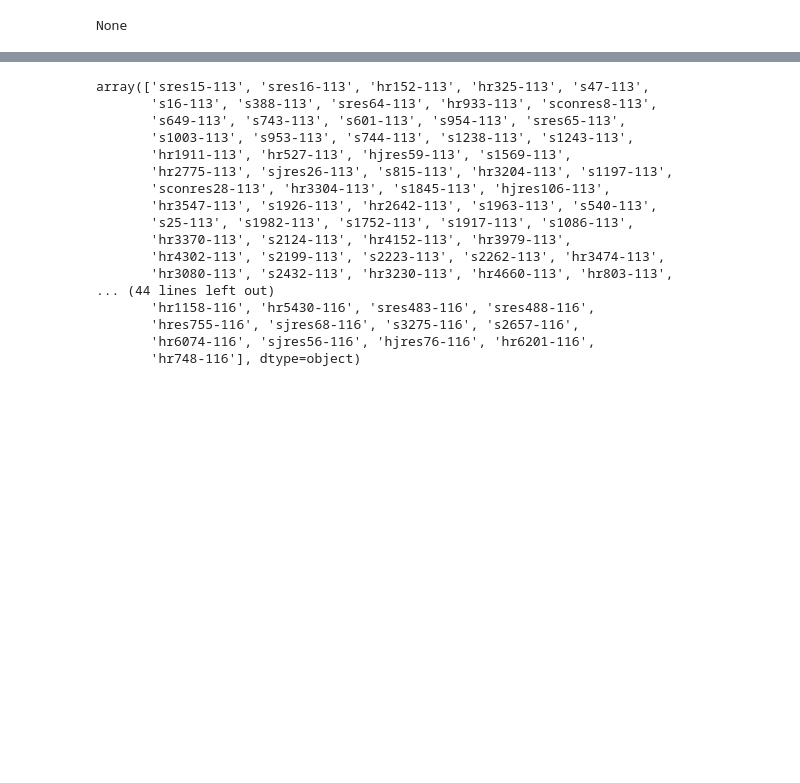
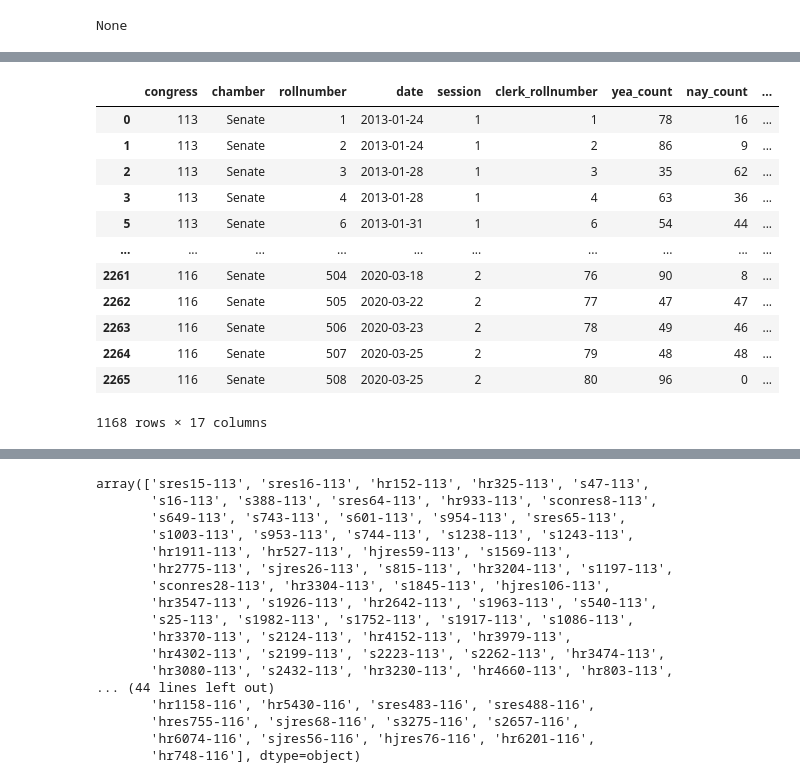
Before and after one commit to zapatos24/senator_nlp_vote_prediction, a Jupyter notebook: sm_project_data_gathering.ipynb, the cells around one changed output, grey strips where cells are left out. Drawn from its saved outputs; the diff is of its cells as text; code cells hidden in the pictures; blank space fills up the shorter version.

```diff
--- a/sm_project_data_gathering.ipynb
+++ b/sm_project_data_gathering.ipynb
@@ -105,0 +121,16 @@ None
+# %%
+rollcall_df[~rollcall_df['bill_number'].str.contains('PN')]
+# %% [output]
+|  | congress | chamber | rollnumber | date | session | clerk_rollnumber | yea_count | nay_count | ... |
+| 0 | 113 | Senate | 1 | 2013-01-24 | 1 | 1 | 78 | 16 | ... |
+| 1 | 113 | Senate | 2 | 2013-01-24 | 1 | 2 | 86 | 9 | ... |
+| 2 | 113 | Senate | 3 | 2013-01-28 | 1 | 3 | 35 | 62 | ... |
+| 3 | 113 | Senate | 4 | 2013-01-28 | 1 | 4 | 63 | 36 | ... |
+| 5 | 113 | Senate | 6 | 2013-01-31 | 1 | 6 | 54 | 44 | ... |
+| ... | ... | ... | ... | ... | ... | ... | ... | ... | ... |
+| 2261 | 116 | Senate | 504 | 2020-03-18 | 2 | 76 | 90 | 8 | ... |
+| 2262 | 116 | Senate | 505 | 2020-03-22 | 2 | 77 | 47 | 47 | ... |
+| 2263 | 116 | Senate | 506 | 2020-03-23 | 2 | 78 | 49 | 46 | ... |
+| 2264 | 116 | Senate | 507 | 2020-03-25 | 2 | 79 | 48 | 48 | ... |
+| 2265 | 116 | Senate | 508 | 2020-03-25 | 2 | 80 | 96 | 0 | ... |
+1168 rows × 17 columns
```
Also changed, not shown: parts of 12 cells of this notebook, 36 other files.
